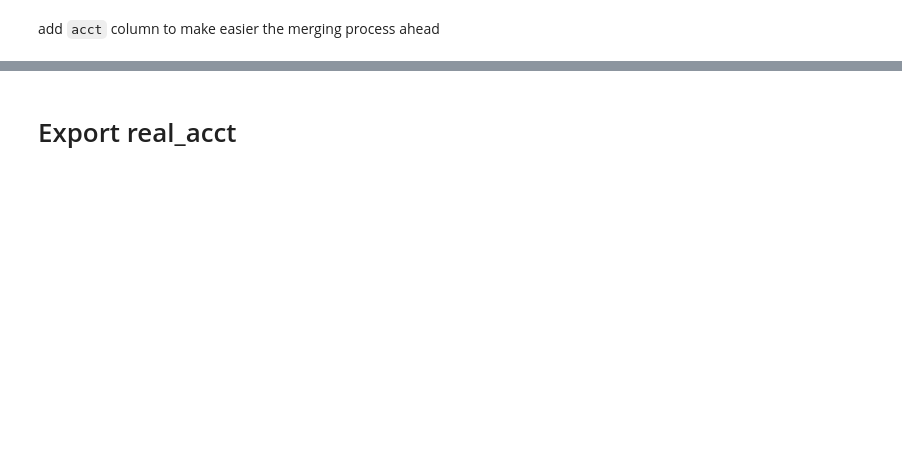
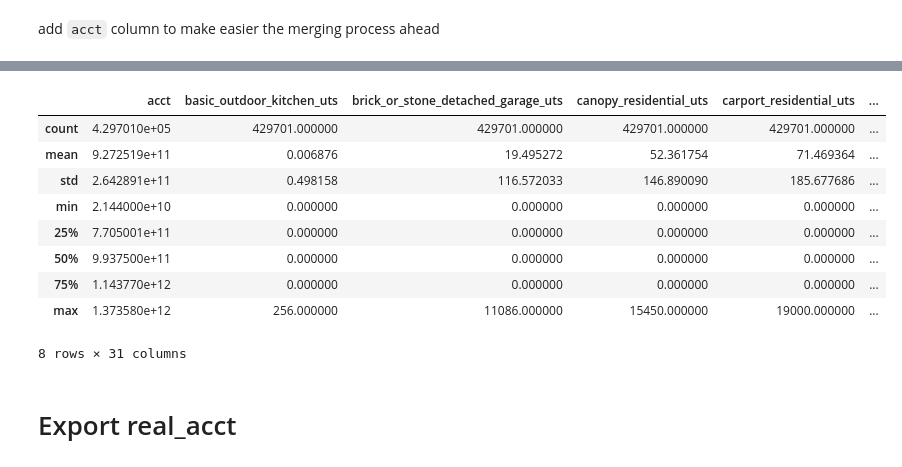
Before and after one commit to RafaelPinto/hcad_pred, a Jupyter notebook: notebooks/01_Exploratory/1.3-rp-hcad-data-view-extra_features.ipynb, the cells around one changed output, grey strips where cells are left out. Cells and saved outputs as stored; diff of their text form; code cells hidden in the pictures; blank space fills up the shorter version.

```diff
--- a/notebooks/01_Exploratory/1.3-rp-hcad-data-view-extra_features.ipynb
+++ b/notebooks/01_Exploratory/1.3-rp-hcad-data-view-extra_features.ipynb
@@ -131,4 +136,4 @@ assert extra_features_count_grade.index.is_unique
 # %% [markdown]
 add `acct` column to make easier the merging process ahead
 # %%
-extra_features_count_grade.reset_index(inplace=True)
+extra_features_uts_grade.reset_index(inplace=True)
@@ -134,0 +167,2 @@ extra_features_count_grade.reset_index(inplace=True)
+# %%
+extra_features_uts_grade = fix_column_names(extra_features_uts_grade)
@@ -135,3 +221,16 @@ extra_features_count_grade.reset_index(inplace=True)
+# %%
+extra_features_uts_grade.describe()
+# %% [output]
+|  | acct | basic_outdoor_kitchen_uts | brick_or_stone_detached_garage_uts | canopy_residential_uts | carport_residential_uts | ... |
+| count | 4.297010e+05 | 429701.000000 | 429701.000000 | 429701.000000 | 429701.000000 | ... |
+| mean | 9.272519e+11 | 0.006876 | 19.495272 | 52.361754 | 71.469364 | ... |
+| std | 2.642891e+11 | 0.498158 | 116.572033 | 146.890090 | 185.677686 | ... |
+| min | 2.144000e+10 | 0.000000 | 0.000000 | 0.000000 | 0.000000 | ... |
+| 25% | 7.705001e+11 | 0.000000 | 0.000000 | 0.000000 | 0.000000 | ... |
+| 50% | 9.937500e+11 | 0.000000 | 0.000000 | 0.000000 | 0.000000 | ... |
+| 75% | 1.143770e+12 | 0.000000 | 0.000000 | 0.000000 | 0.000000 | ... |
+| max | 1.373580e+12 | 256.000000 | 11086.000000 | 15450.000000 | 19000.000000 | ... |
+8 rows × 31 columns
 # %% [markdown]
 # Export real_acct
 # %%
```
Also changed, not shown: parts of 21 cells of this notebook, 6 other files.
